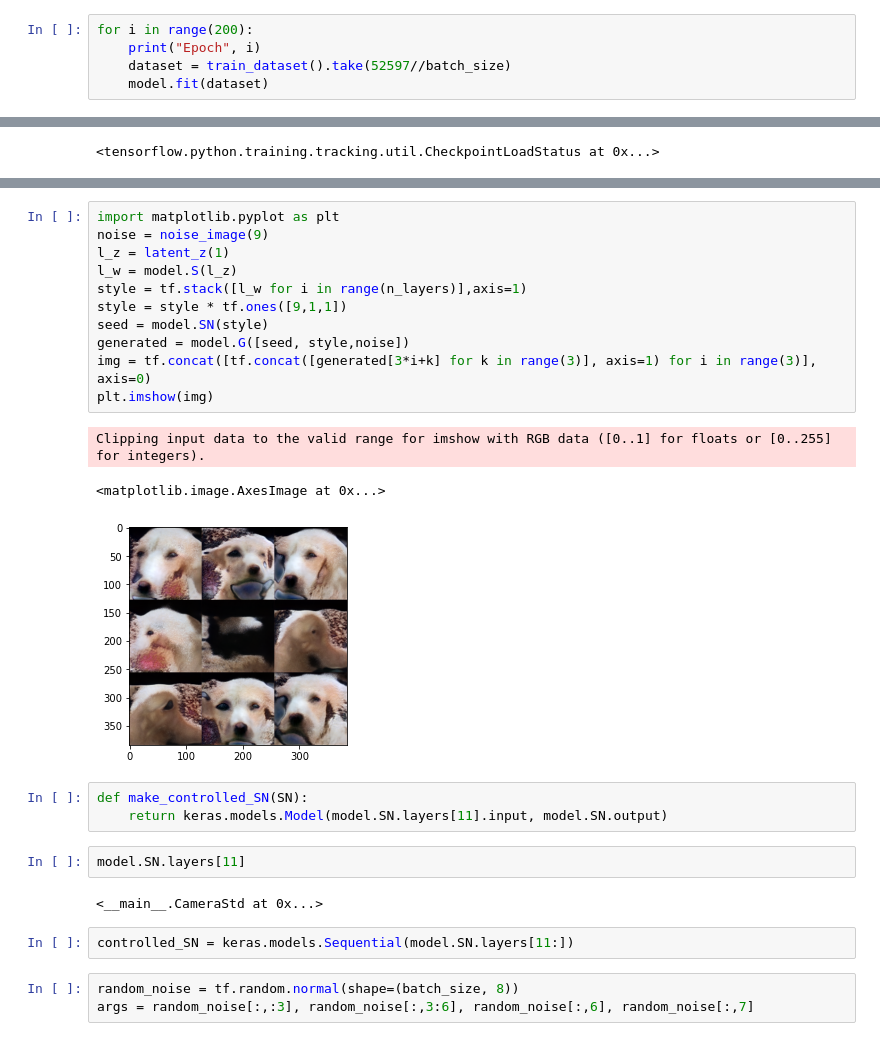
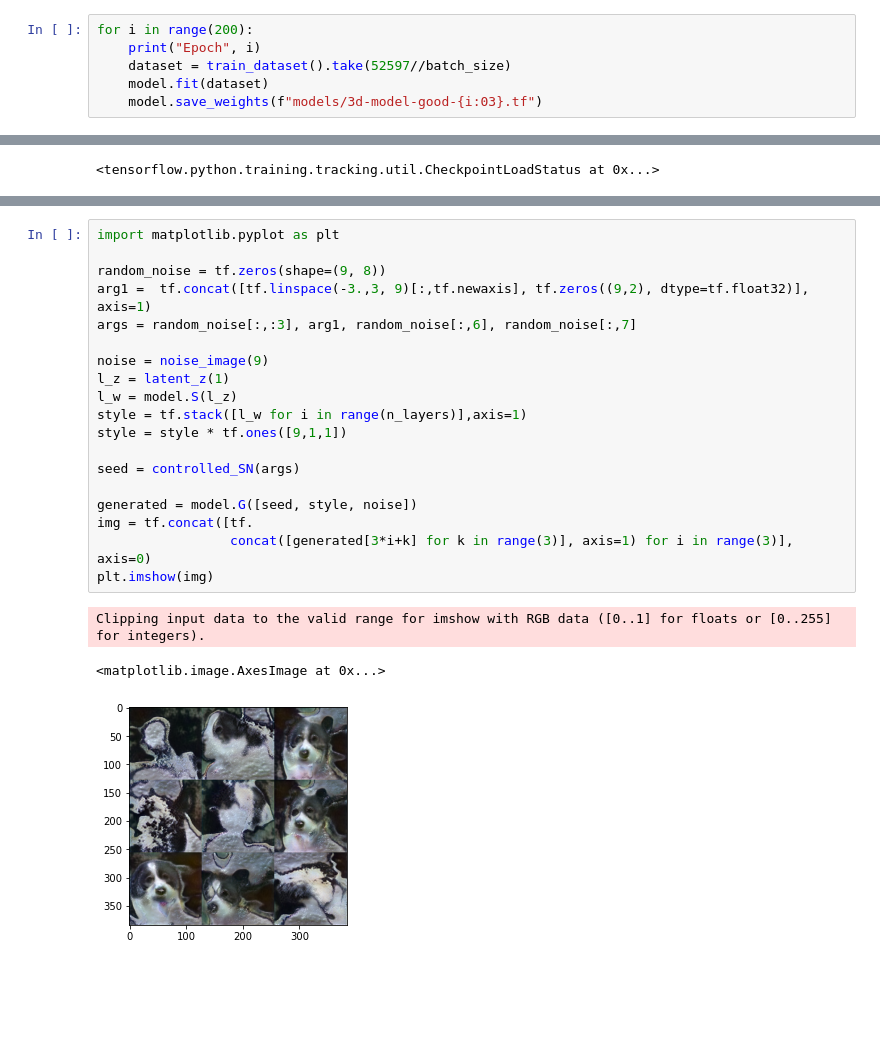
Before and after one commit to leoHeidel/stylegan2-keras, a Jupyter notebook: stylegan-custom-start.ipynb, the cells around one changed output, grey strips where cells are left out. Saved outputs shown, nothing was run; the diff lists cells and outputs as text; blank space fills up the shorter version.

```diff
--- a/stylegan-custom-start.ipynb
+++ b/stylegan-custom-start.ipynb
@@ -464,6 +468,7 @@ for i in range(200):
     print("Epoch", i)
     dataset = train_dataset().take(52597//batch_size)
     model.fit(dataset)
+    model.save_weights(f"models/3d-model-good-{i:03}.tf")
 # %% [output]
 Epoch 0
 Number of train images found: 52597
@@ -527,27 +497,23 @@ model.SN.layers
 # %%
 import matplotlib.pyplot as plt
+
+random_noise = tf.zeros(shape=(9, 8))
+arg1 =  tf.concat([tf.linspace(-3.,3, 9)[:,tf.newaxis], tf.zeros((9,2), dtype=tf.float32)], axis=1)
+args = random_noise[:,:3], arg1, random_noise[:,6], random_noise[:,7]
+
 noise = noise_image(9)
 l_z = latent_z(1)
 l_w = model.S(l_z)
 style = tf.stack([l_w for i in range(n_layers)],axis=1)
 style = style * tf.ones([9,1,1])
-seed = model.SN(style)
-generated = model.G([seed, style,noise])
-img = tf.concat([tf.concat([generated[3*i+k] for k in range(3)], axis=1) for i in range(3)], axis=0)
+
+seed = controlled_SN(args)
+
+generated = model.G([seed, style, noise])
+img = tf.concat([tf.
+                 concat([generated[3*i+k] for k in range(3)], axis=1) for i in range(3)], axis=0)
 plt.imshow(img)
 # %% [output]
 Clipping input data to the valid range for imshow with RGB data ([0..1] for floats or [0..255] for integers).
 <matplotlib.image.AxesImage at 0x...>
-[figure, old version]
+[figure, new version]
-# %%
-def make_controlled_SN(SN):
-    return keras.models.Model(model.SN.layers[11].input, model.SN.output)
-# %%
-model.SN.layers[11]
-# %% [output]
-<__main__.CameraStd at 0x...>
-# %%
-controlled_SN = keras.models.Sequential(model.SN.layers[11:])
-# %%
-random_noise = tf.random.normal(shape=(batch_size, 8))
-args = random_noise[:,:3], random_noise[:,3:6], random_noise[:,6], random_noise[:,7]
```
Also changed, not shown: parts of 10 cells of this notebook, 3 other files.
